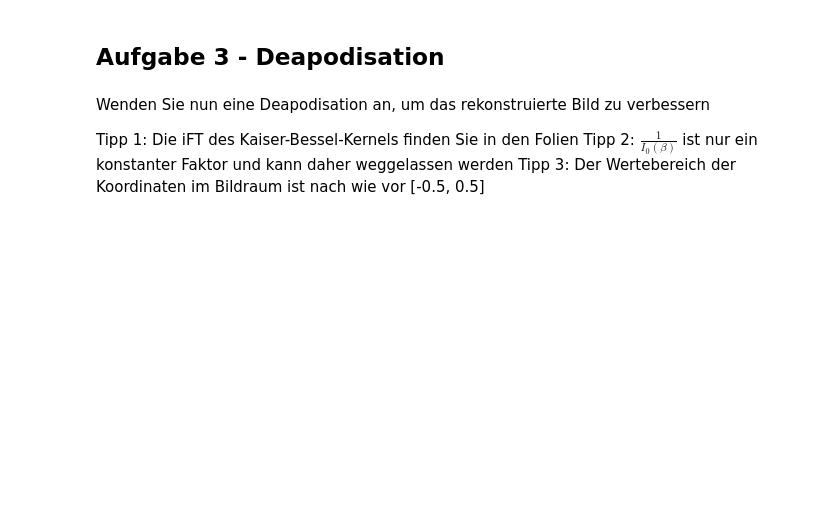
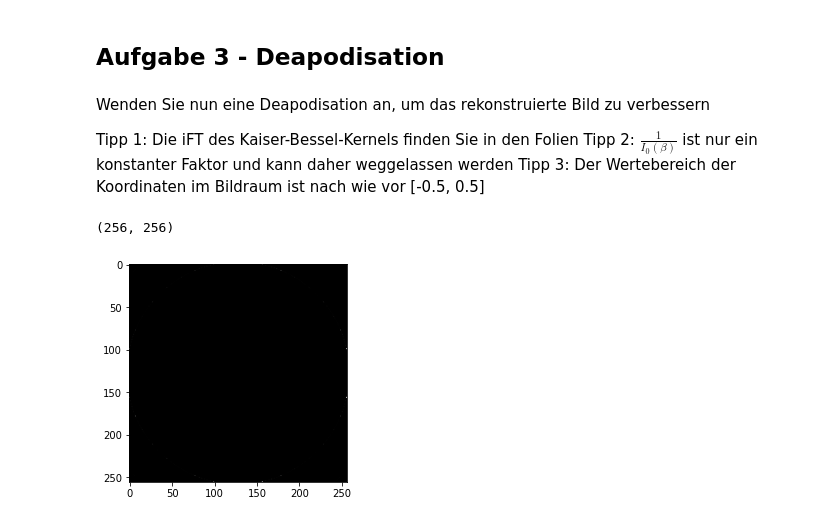
Before and after one commit to DaveMichaelson/Magnetresonanzbildgebung, a Jupyter notebook: 07.ipynb, the cells around one changed output. Saved outputs shown, nothing was run; the diff lists cells and outputs as text; code cells hidden in the pictures; blank space fills up the shorter version.

```diff
--- a/07.ipynb
+++ b/07.ipynb
@@ -127,3 +131,26 @@ Wenden Sie nun eine Deapodisation an, um das rekonstruierte Bild zu verbessern
 Tipp 1: Die iFT des Kaiser-Bessel-Kernels finden Sie in den Folien
 Tipp 2: $\frac{1}{I_0(\beta)}$ ist nur ein konstanter Faktor und kann daher weggelassen werden
 Tipp 3: Der Wertebereich der Koordinaten im Bildraum ist nach wie vor [-0.5, 0.5]
+# %%
+def iFT_kaiser(x):
+    part = (np.pi * kernel_width * x)
+    part = np.dot(part, part)
+    squareroot = np.sqrt(part - beta ** 2, dtype=complex)
+    return np.sin(squareroot) / squareroot
+
+x = np.mgrid[-0.5:0.5:256j, -0.5:0.5:256j]
+
+inverse_kaiser_kernel = np.zeros((256, 256), dtype=complex)
+
+for i in range(256):
+    for j in range(256):
+        inverse_kaiser_kernel[i, j] = iFT_kaiser(x[:, i, j])
+
+dead_image = nufft_image / inverse_kaiser_kernel
+print(dead_image.shape)
+
+imshow(dead_image)
+# Sieht sehr falsch aus ich habe den Fehler aber nicht gefunden
+# %% [output]
+(256, 256)
+[figure, added]
```
Also changed, not shown: parts of 5 cells of this notebook, 3 other files.
